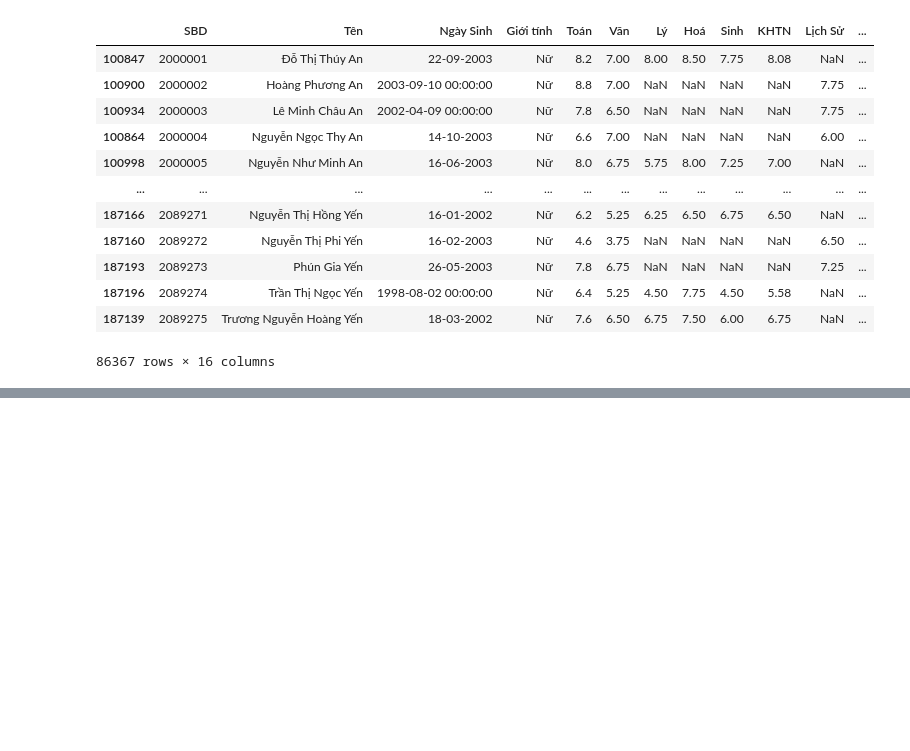
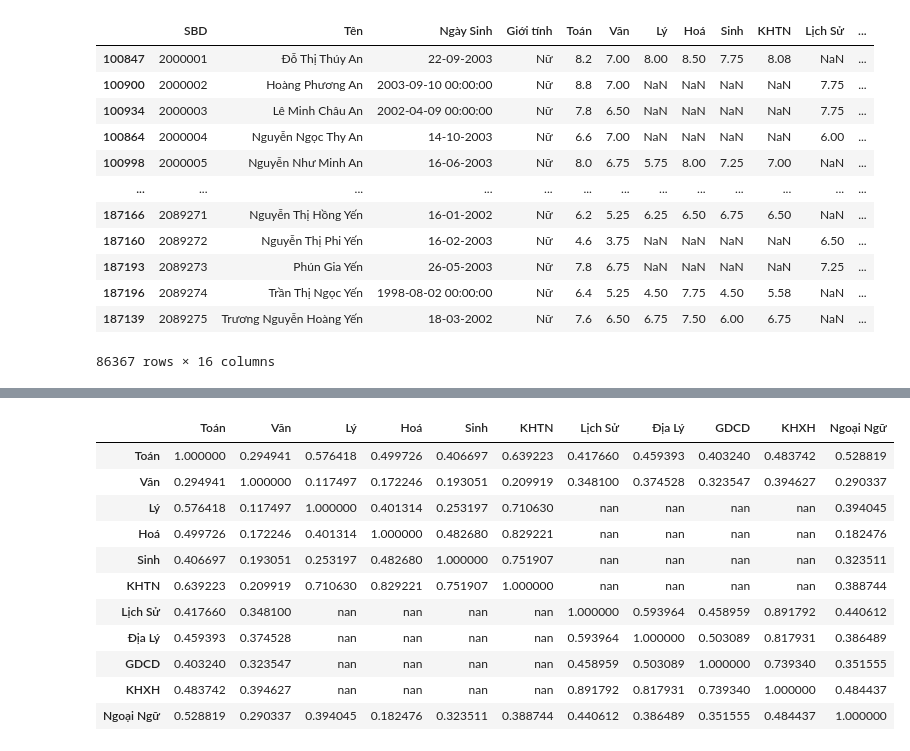
Before and after one commit to tiendat07/National-University-Exam-Scores-2022, a Jupyter notebook: National-University-Exam-Scores.ipynb, the cells around one changed output, grey strips where cells are left out. Saved outputs shown, nothing was run; the diff lists cells and outputs as text; code cells hidden in the pictures; blank space fills up the shorter version.

```diff
--- a/National-University-Exam-Scores.ipynb
+++ b/National-University-Exam-Scores.ipynb
@@ -444,0 +519,16 @@ DiemThiHCM2021
+# %%
+corr = DiemThiHCM2021.corr()
+corr.style.background_gradient(cmap='coolwarm')
+# %% [output]
+|  | Toán | Văn | Lý | Hoá | Sinh | KHTN | Lịch Sử | Địa Lý | GDCD | KHXH | Ngoại Ngữ |
+| Toán | 1.000000 | 0.294941 | 0.576418 | 0.499726 | 0.406697 | 0.639223 | 0.417660 | 0.459393 | 0.403240 | 0.483742 | 0.528819 |
+| Văn | 0.294941 | 1.000000 | 0.117497 | 0.172246 | 0.193051 | 0.209919 | 0.348100 | 0.374528 | 0.323547 | 0.394627 | 0.290337 |
+| Lý | 0.576418 | 0.117497 | 1.000000 | 0.401314 | 0.253197 | 0.710630 | nan | nan | nan | nan | 0.394045 |
+| Hoá | 0.499726 | 0.172246 | 0.401314 | 1.000000 | 0.482680 | 0.829221 | nan | nan | nan | nan | 0.182476 |
+| Sinh | 0.406697 | 0.193051 | 0.253197 | 0.482680 | 1.000000 | 0.751907 | nan | nan | nan | nan | 0.323511 |
+| KHTN | 0.639223 | 0.209919 | 0.710630 | 0.829221 | 0.751907 | 1.000000 | nan | nan | nan | nan | 0.388744 |
+| Lịch Sử | 0.417660 | 0.348100 | nan | nan | nan | nan | 1.000000 | 0.593964 | 0.458959 | 0.891792 | 0.440612 |
+| Địa Lý | 0.459393 | 0.374528 | nan | nan | nan | nan | 0.593964 | 1.000000 | 0.503089 | 0.817931 | 0.386489 |
+| GDCD | 0.403240 | 0.323547 | nan | nan | nan | nan | 0.458959 | 0.503089 | 1.000000 | 0.739340 | 0.351555 |
+| KHXH | 0.483742 | 0.394627 | nan | nan | nan | nan | 0.891792 | 0.817931 | 0.739340 | 1.000000 | 0.484437 |
+| Ngoại Ngữ | 0.528819 | 0.290337 | 0.394045 | 0.182476 | 0.323511 | 0.388744 | 0.440612 | 0.386489 | 0.351555 | 0.484437 | 1.000000 |
```
Also changed, not shown: parts of 20 cells of this notebook.
